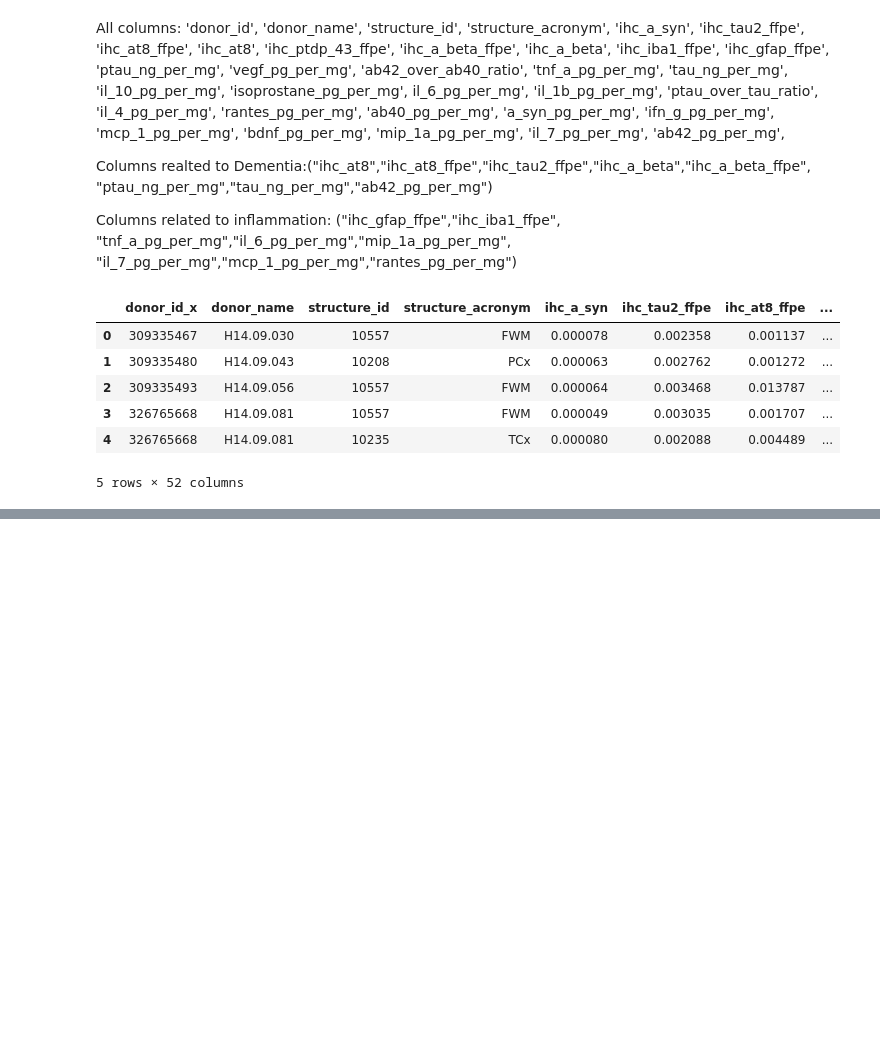
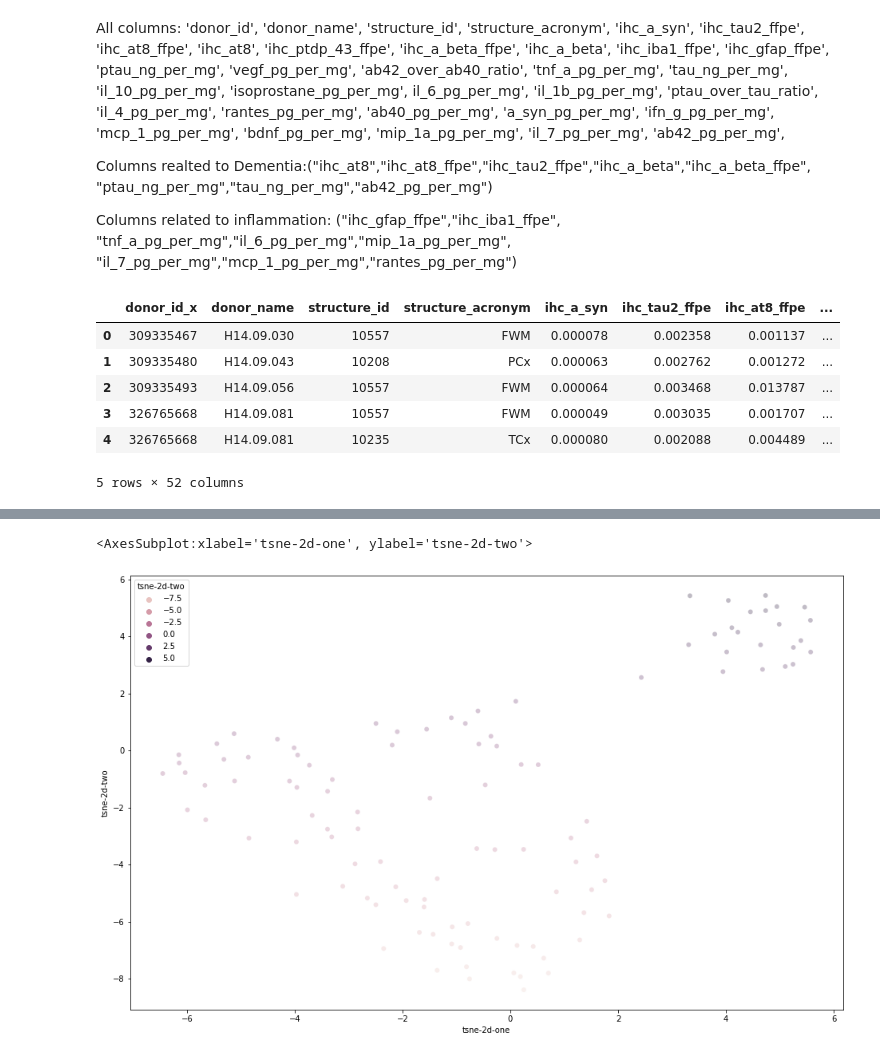
Before and after one commit to xu4/mads-capstone, a Jupyter notebook: EDA-ProteinPathologyQuantification.ipynb, the cells around one changed output, grey strips where cells are left out. Cells and saved outputs as stored; diff of their text form; code cells hidden in the pictures; blank space fills up the shorter version.

```diff
--- a/EDA-ProteinPathologyQuantification.ipynb
+++ b/EDA-ProteinPathologyQuantification.ipynb
@@ -51,6 +56,20 @@ Columns realted to Dementia:("ihc_at8","ihc_at8_ffpe","ihc_tau2_ffpe","ihc_a_bet
 
 Columns related to inflammation: ("ihc_gfap_ffpe","ihc_iba1_ffpe", "tnf_a_pg_per_mg","il_6_pg_per_mg","mip_1a_pg_per_mg",
   "il_7_pg_per_mg","mcp_1_pg_per_mg","rantes_pg_per_mg")
+# %%
+d1=donor_df["age"][donor_df['age']=="90-94"]
+for i in range(0, len(d1.index)):
+    donor_df.loc[d1.index[i], 'age'] = random.randint(90, 94)
+
+d2=donor_df["age"][donor_df['age']=="95-99"]
+for i in range(0, len(d2.index)):
+    donor_df.loc[d2.index[i], 'age'] = random.randint(95, 99)
+
+d3=donor_df["age"][donor_df['age']=="100+"]
+for i in range(0, len(d3.index)):
+    donor_df.loc[d3.index[i], 'age'] = random.randint(100, 105)
+
+donor_df['age'] = donor_df['age'].astype(int)
 # %%
 metrics_donor_df = pd.merge(metrics_df, donor_df,  how='left', left_on='donor_name', right_on = 'name')
 metrics_donor_df.head()
@@ -89,0 +146,6 @@ sns.swarmplot(x='Dementia Diagnosis?', y='Ab6E10(Parietal Cortex)', data=ab6_mel
+# %%
+cat_columns = donor_df.select_dtypes(['object']).columns
+
+#convert all categorical variables to numeric
+donor_df[cat_columns] = donor_df[cat_columns].apply(lambda x: pd.factorize(x)[0])
+donor_df.head()
@@ -89,0 +159,4 @@ sns.swarmplot(x='Dementia Diagnosis?', y='Ab6E10(Parietal Cortex)', data=ab6_mel
+# %%
+tsne_donor_df=donor_df.drop(columns=['name', 'donor_id'])
+tsne_donor_model = TSNE(n_components=2, verbose=1, random_state=0)
+tsne_donor_results = tsne_donor_model.fit_transform(tsne_donor_df)
@@ -89,0 +171,16 @@ sns.swarmplot(x='Dementia Diagnosis?', y='Ab6E10(Parietal Cortex)', data=ab6_mel
+# %%
+df_donor_subset =pd.DataFrame()
+df_donor_subset['tsne-2d-one'] = tsne_donor_results[:,0]
+df_donor_subset['tsne-2d-two'] = tsne_donor_results[:,1]
+plt.figure(figsize=(16,10))
+sns.scatterplot(
+    x="tsne-2d-one", y="tsne-2d-two",
+    hue="tsne-2d-two",
+    #palette=sns.color_palette("hls"),
+    data=df_donor_subset,
+    #egend="full",
+    alpha=0.3
+)
+# %% [output]
+<AxesSubplot:xlabel='tsne-2d-one', ylabel='tsne-2d-two'>
+[figure, added]
```
Also changed, not shown: parts of 19 cells of this notebook.
